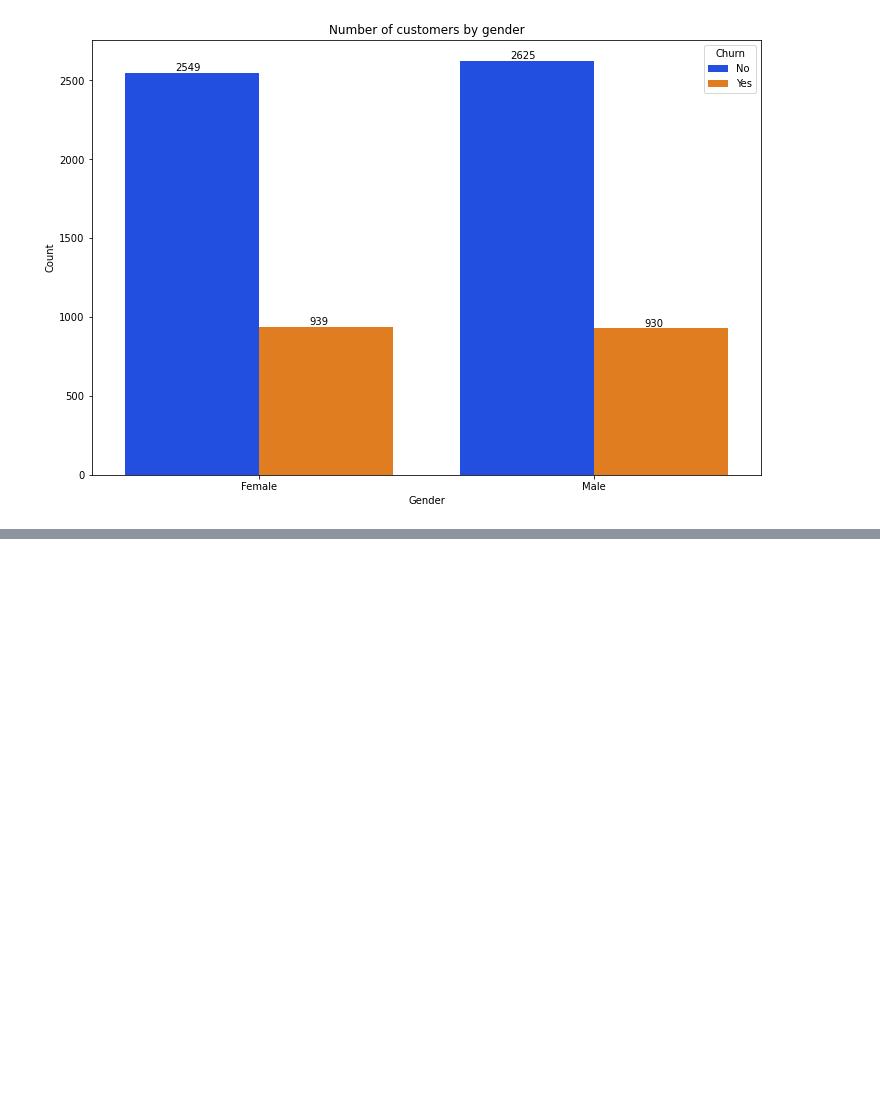
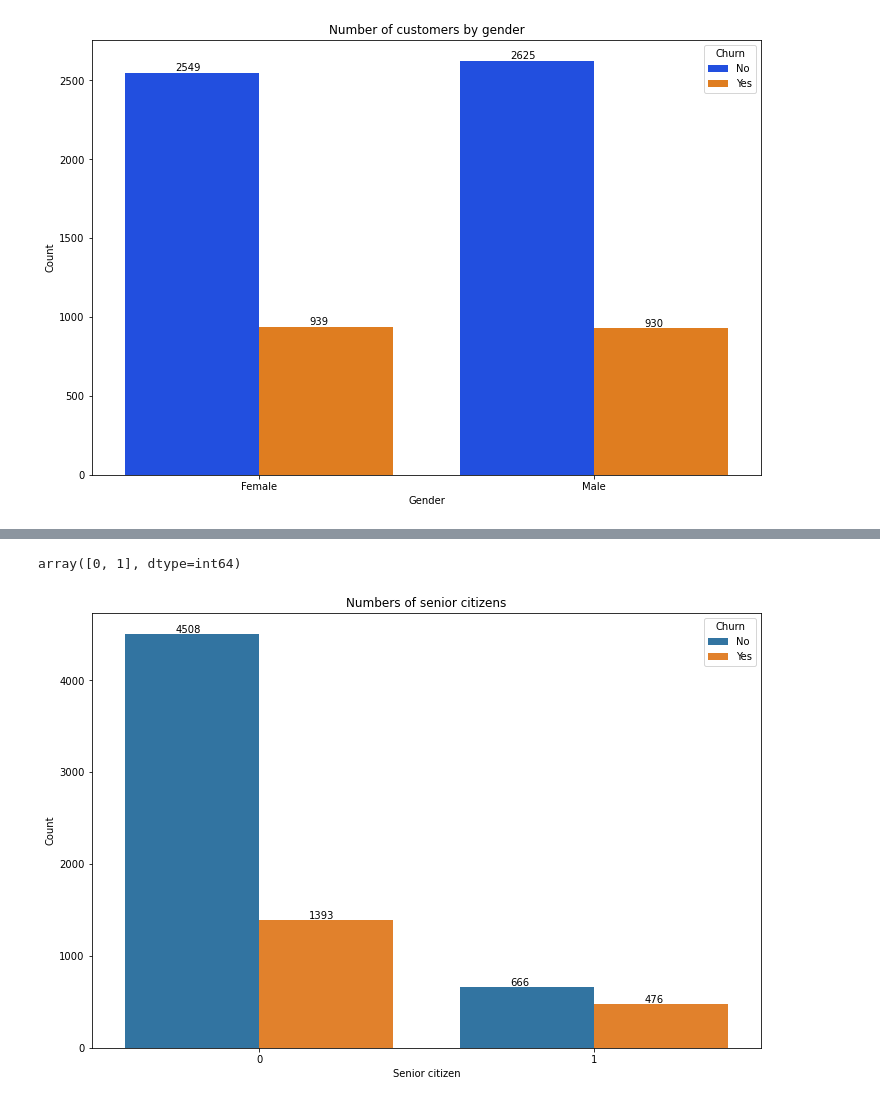
Before and after one commit to ShadowX97/projects, a Jupyter notebook: Telco_customer_churn.ipynb, the cells around one changed output, grey strips where cells are left out. Cells and saved outputs as stored; diff of their text form; code cells hidden in the pictures; blank space fills up the shorter version.

```diff
--- a/Telco_customer_churn.ipynb
+++ b/Telco_customer_churn.ipynb
@@ -38,0 +46,17 @@ plt.show()
+# %%
+df['SeniorCitizen'].unique()
+# %% [output]
+array([0, 1], dtype=int64)
+# %%
+plt.figure(figsize = (12,8))
+ax = sns.countplot(x = 'SeniorCitizen', hue = 'Churn', data = df)
+plt.title('Numbers of senior citizens')
+plt.xlabel('Senior citizen')
+plt.ylabel('Count')
+
+for p in ax.patches:
+    ax.annotate(p.get_height(), (p.get_x()+ 0.15, p.get_height()+10))
+
+plt.show()
+# %% [output]
+[figure, added]
```
Also changed, not shown: parts of 6 cells of this notebook, 1 other file.
